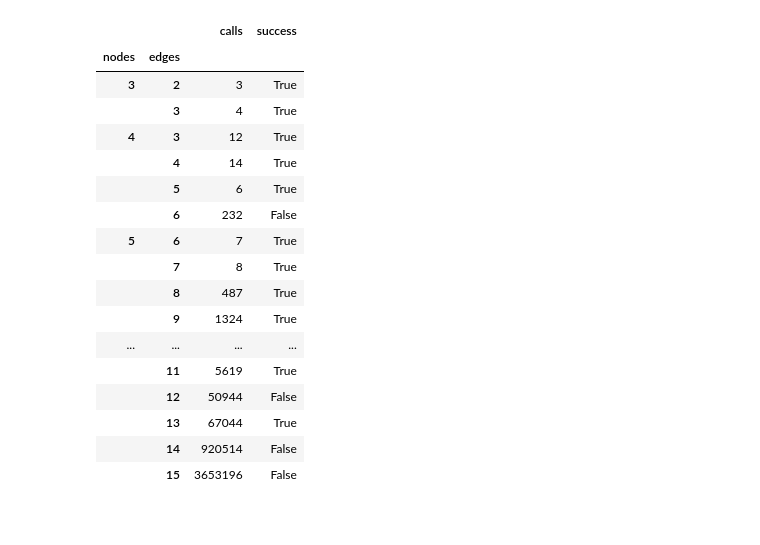
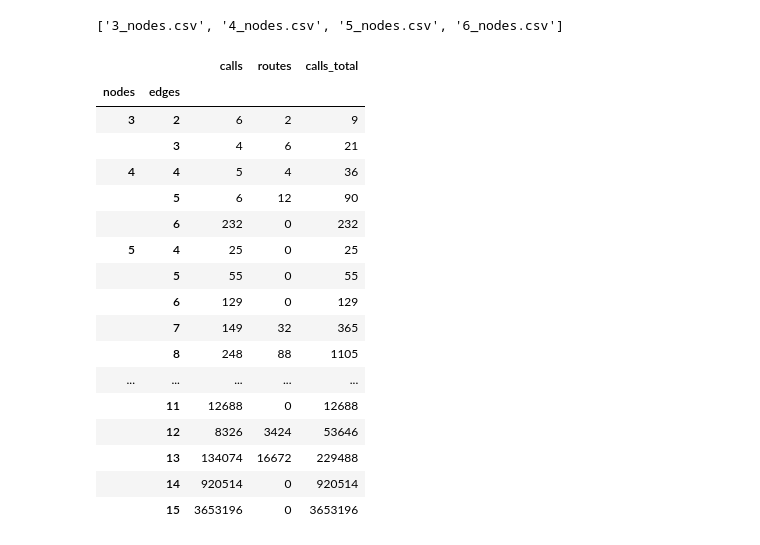
Before and after one commit to FadeevEgor/education, a Jupyter notebook: recursion/analysis.ipynb, the cells around one changed output. Cells and saved outputs as stored; diff of their text form; code cells hidden in the pictures.

```diff
--- a/recursion/analysis.ipynb
+++ b/recursion/analysis.ipynb
@@ -4,22 +7,33 @@ from matplotlib import pyplot as plt
 # %%
-df = pd.read_csv("measurements.csv", index_col=["nodes", "edges"])
-df
+folder = "./measurements/"
+tables = os.listdir(folder)
+tables
 # %% [output]
-|  |  | calls | success |
-| nodes | edges |  |  |
-| 3 | 2 | 3 | True |
-|  | 3 | 4 | True |
-| 4 | 3 | 12 | True |
-|  | 4 | 14 | True |
-|  | 5 | 6 | True |
-|  | 6 | 232 | False |
-| 5 | 6 | 7 | True |
-|  | 7 | 8 | True |
-|  | 8 | 487 | True |
-|  | 9 | 1324 | True |
-| ... | ... | ... | ... |
-|  | 11 | 5619 | True |
-|  | 12 | 50944 | False |
-|  | 13 | 67044 | True |
-|  | 14 | 920514 | False |
-|  | 15 | 3653196 | False |
+['3_nodes.csv', '4_nodes.csv', '5_nodes.csv', '6_nodes.csv']
+# %%
+dfs = []
+for t in tables:
+    path = os.path.join(folder, t)
+    dfs.append(pd.read_csv(path, index_col=["nodes", "edges"]))
+
+df = pd.concat(dfs, axis="index")
+df
+# %% [output]
+|  |  | calls | routes | calls_total |
+| nodes | edges |  |  |  |
+| 3 | 2 | 6 | 2 | 9 |
+|  | 3 | 4 | 6 | 21 |
+| 4 | 4 | 5 | 4 | 36 |
+|  | 5 | 6 | 12 | 90 |
+|  | 6 | 232 | 0 | 232 |
+| 5 | 4 | 25 | 0 | 25 |
+|  | 5 | 55 | 0 | 55 |
+|  | 6 | 129 | 0 | 129 |
+|  | 7 | 149 | 32 | 365 |
+|  | 8 | 248 | 88 | 1105 |
+| ... | ... | ... | ... | ... |
+|  | 11 | 12688 | 0 | 12688 |
+|  | 12 | 8326 | 3424 | 53646 |
+|  | 13 | 134074 | 16672 | 229488 |
+|  | 14 | 920514 | 0 | 920514 |
+|  | 15 | 3653196 | 0 | 3653196 |
```
Also changed, not shown: parts of 6 cells of this notebook, 1 other file.
